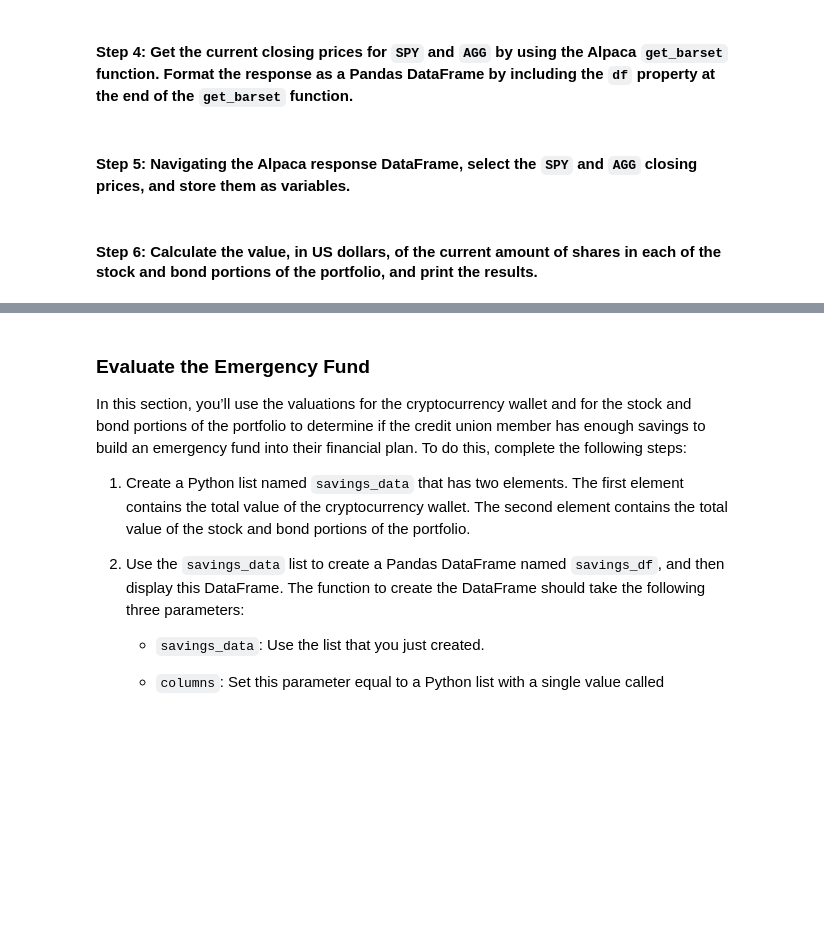
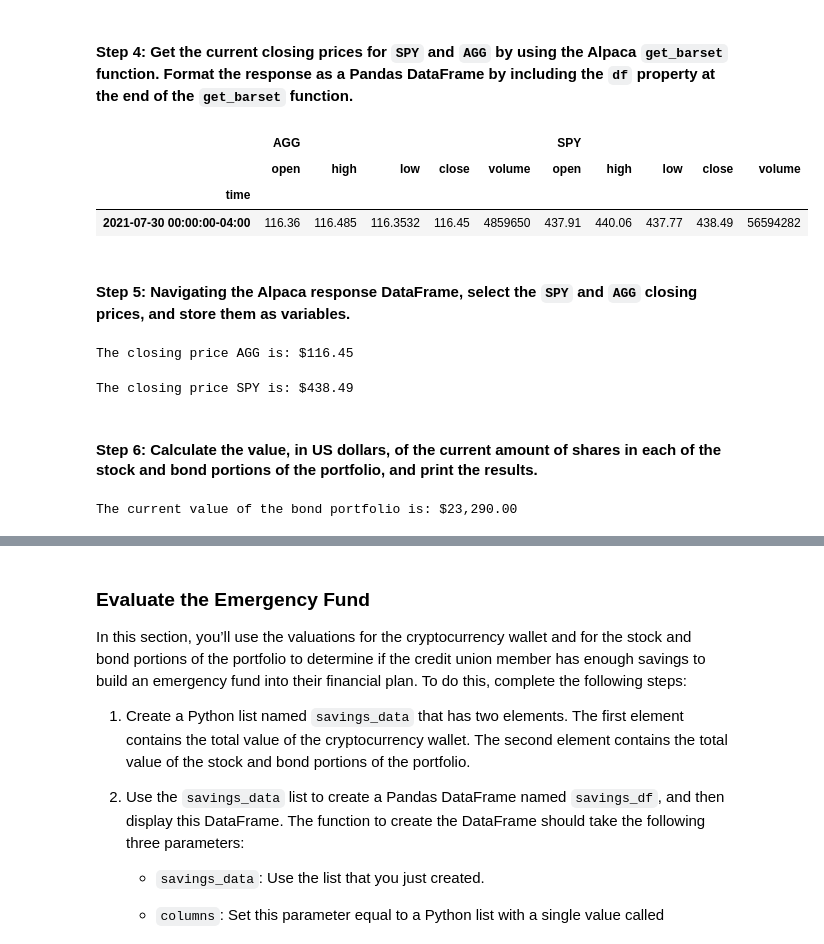
Before and after one commit to saeedraghib/m05_challenge_01A, a Jupyter notebook: sr_financial_planning_tools.ipynb, the cells around one changed output, grey strips where cells are left out. Saved outputs shown, nothing was run; the diff lists cells and outputs as text; code cells hidden in the pictures; blank space fills up the shorter version.

Commit message:
Evaluation of Stocks & Bonds completed.

```diff
--- a/sr_financial_planning_tools.ipynb
+++ b/sr_financial_planning_tools.ipynb
@@ -199,11 +199,24 @@ agg_shares = 200
 #### Step 2: Set the variables for the Alpaca API and secret keys. Using the Alpaca SDK, create the Alpaca `tradeapi.REST` object. In this object, include the parameters for the Alpaca API key, the secret key, and the version number.
 # %%
 # Set the variables for the Alpaca API and secret keys
+load_dotenv()
+
 # YOUR CODE HERE
+alpaca_api_key = os.getenv("ALPACA_API_KEY")
 # YOUR CODE HERE
+alpaca_secret_key = os.getenv("ALPACA_SECRET_KEY")
+
+# display(type(alpaca_api_key))
+# display(type(alpaca_secret_key))
+# display(alpaca_api_key)
+# display(alpaca_secret_key)
 
 # Create the Alpaca tradeapi.REST object
 # YOUR CODE HERE
+alpaca = tradeapi.REST(
+    alpaca_api_key,
+    alpaca_secret_key,
+    api_version = "v2")
 # %% [markdown]
 #### Step 3: Set the following parameters for the Alpaca API call:
 
@@ -215,48 +228,74 @@ agg_shares = 200
 # %%
 # Set the tickers for both the bond and stock portion of the portfolio
 # YOUR CODE HERE
+tickers = ["SPY", "AGG"]
 
 # Set timeframe to 1D
 # YOUR CODE HERE
+timeframe = "1D"
 
 # Format current date as ISO format
 # Set both the start and end date at the date of your prior weekday
 # This will give you the closing price of the previous trading day
 # Alternatively you can use a start and end date of 2020-08-07
 # YOUR CODE HERE
+start_date = pd.Timestamp("2021-07-30", tz="America/New_York").isoformat()
 # YOUR CODE HERE
+end_date = pd.Timestamp("2021-07-30", tz="America/New_York").isoformat()
 # %% [markdown]
 #### Step 4: Get the current closing prices for `SPY` and `AGG` by using the Alpaca `get_barset` function. Format the response as a Pandas DataFrame by including the `df` property at the end of the `get_barset` function.
 # %%
 # Use the Alpaca get_barset function to get current closing prices the portfolio
 # Be sure to set the `df` property after the function to format the response object as a DataFrame
 # YOUR CODE HERE
 
+closing_prices_df = alpaca.get_barset(
+    tickers,
+    timeframe,
+    start = start_date,
+    end = end_date
+).df
+
 # Review the first 5 rows of the Alpaca DataFrame
 # YOUR CODE HERE
+closing_prices_df
+# %% [output]
+|  | AGG |  |  |  |  | SPY |  |  |  |  |
+|  | open | high | low | close | volume | open | high | low | close | volume |
+| time |  |  |  |  |  |  |  |  |  |  |
+| 2021-07-30 00:00:00-04:00 | 116.36 | 116.485 | 116.3532 | 116.45 | 4859650 | 437.91 | 440.06 | 437.77 | 438.49 | 56594282 |
 # %% [markdown]
 #### Step 5: Navigating the Alpaca response DataFrame, select the `SPY` and `AGG` closing prices, and store them as variables.
 # %%
 # Access the closing price for AGG from the Alpaca DataFrame
 # Converting the value to a floating point number
-agg_close_price = # YOUR CODE HERE
+agg_close_price = float(closing_prices_df["AGG"]["close"])
 
 # Print the AGG closing price
 # YOUR CODE HERE
+print(f"The closing price {tickers[1]} is: ${agg_close_price:0,.2f}")
+# %% [output]
+The closing price AGG is: $116.45
 # %%
 # Access the closing price for SPY from the Alpaca DataFrame
 # Converting the value to a floating point number
-spy_close_price = # YOUR CODE HERE
+spy_close_price = float(closing_prices_df["SPY"]["close"])
 
 # Print the SPY closing price
 # YOUR CODE HERE
+print(f"The closing price {tickers[0]} is: ${spy_close_price:0,.2f}")
+# %% [output]
+The closing price SPY is: $438.49
 # %% [markdown]
 #### Step 6: Calculate the value, in US dollars, of the current amount of shares in each of the stock and bond portions of the portfolio, and print the results.
 # %%
 # Calculate the current value of the bond portion of the portfolio
-agg_value = # YOUR CODE HERE
+agg_value = agg_close_price * agg_shares
 
 # Print the current value of the bond portfolio
 # YOUR CODE HERE
+print(f"The current value of the bond portfolio is: ${agg_value:0,.2f}")
+# %% [output]
+The current value of the bond portfolio is: $23,290.00
 # %%
 # Calculate the current value of the stock portion of the portfolio
```
Also changed, not shown: parts of 10 cells of this notebook, 1 other file.
